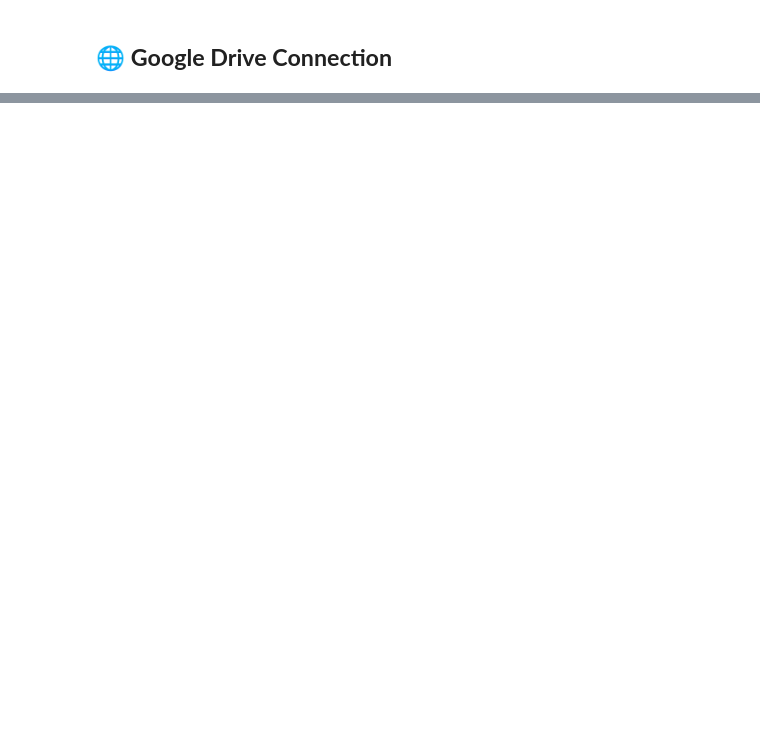
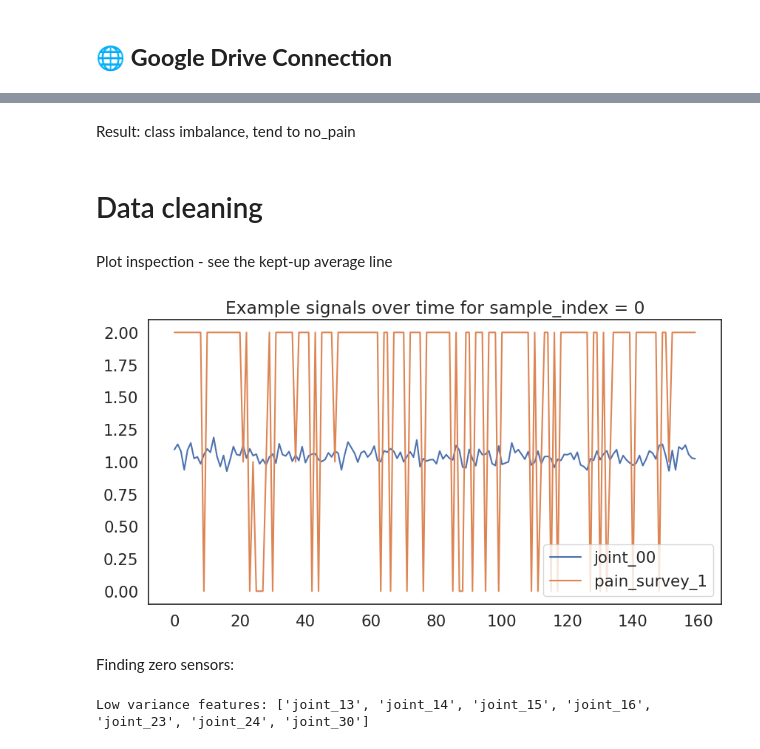
Before and after one commit to recognita/EIM-for-Muscle-Construction-Detection, a Jupyter notebook: challenge1.ipynb, the cells around one changed output, grey strips where cells are left out. Cells and saved outputs as stored; diff of their text form; code cells hidden in the pictures; blank space fills up the shorter version.

```diff
--- a/challenge1.ipynb
+++ b/challenge1.ipynb
@@ -443,0 +250,27 @@ preds_df.to_csv(f"{output_paths['checkpoints']}/{model_name}_test_predictions.cs
+# %% [markdown]
+Result: class imbalance, tend to no_pain
+# %% [markdown]
+# Data cleaning
+# %% [markdown]
+Plot inspection - see the kept-up average line
+# %%
+subject = dataset_train[dataset_train['sample_index'] == 0]
+
+plt.figure(figsize=(10,5))
+plt.plot(subject['time'], subject['joint_00'], label='joint_00')
+plt.plot(subject['time'], subject['pain_survey_1'], label='pain_survey_1')
+plt.legend()
+plt.title('Example signals over time for sample_index = 0')
+plt.show()
+# %% [output]
+[figure, added]
+# %% [markdown]
+Finding zero sensors:
+# %%
+selector = VarianceThreshold(threshold=1e-5)
+selector.fit(dataset_train.select_dtypes(float))
+
+low_var_cols = dataset_train.select_dtypes(float).columns[~selector.get_support()]
+print("Low variance features:", low_var_cols.tolist())
+# %% [output]
+Low variance features: ['joint_13', 'joint_14', 'joint_15', 'joint_16', 'joint_23', 'joint_24', 'joint_30']
```
Also changed, not shown: parts of 74 cells of this notebook.
